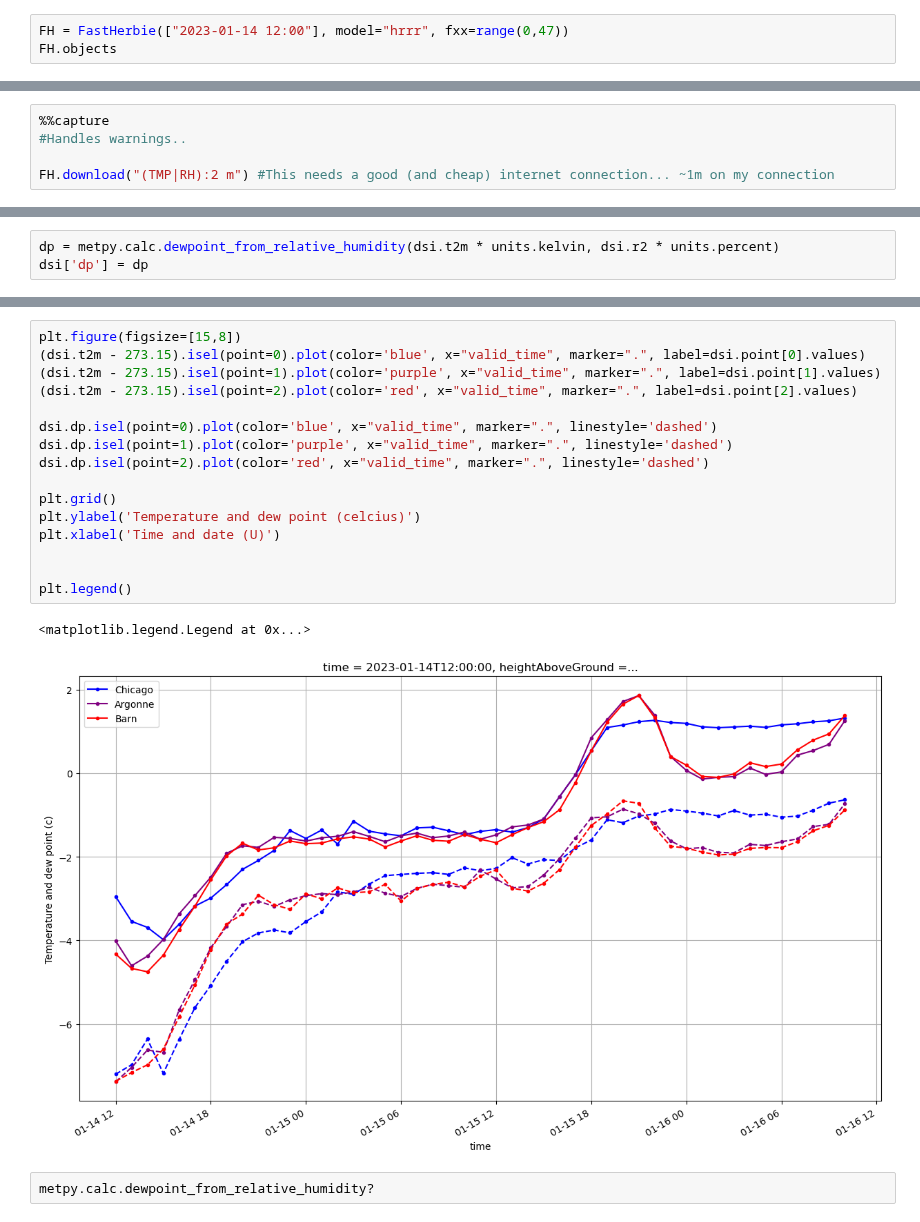
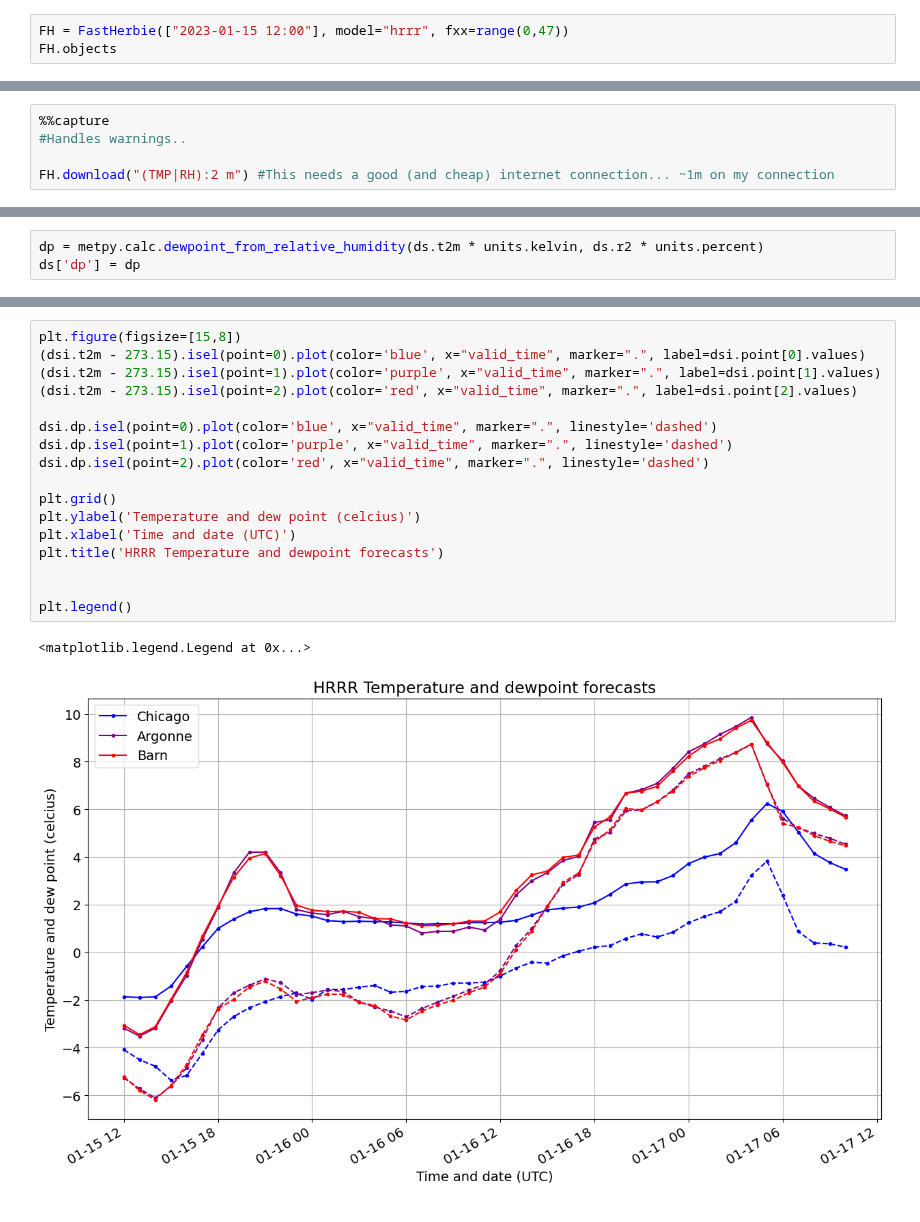
Before and after one commit to scollis/notebooks, a Jupyter notebook: Herbie_Chicago_Locs.ipynb, the cells around one changed output, grey strips where cells are left out. Cells and saved outputs as stored; diff of their text form.

```diff
--- a/Herbie_Chicago_Locs.ipynb
+++ b/Herbie_Chicago_Locs.ipynb
@@ -9,4 +21,4 @@ from metpy.units import units
 # %%
-FH = FastHerbie(["2023-01-14 12:00"], model="hrrr", fxx=range(0,47))
+FH = FastHerbie(["2023-01-15 12:00"], model="hrrr", fxx=range(0,47))
 FH.objects
 # %% [output]
@@ -41,3 +72,6 @@ ds
+# %%
+dp = metpy.calc.dewpoint_from_relative_humidity(ds.t2m * units.kelvin, ds.r2 * units.percent)
+ds['dp'] = dp
 # %%
 dsi = ds.herbie.nearest_points([(-87.6298, 41.8781), (-87.9789, 41.7183), (-87.9646831, 41.8031498)],
                                names=["Chicago", "Argonne", "Barn"])
@@ -63,3 +115,0 @@ Coordinates:
-# %%
-dp = metpy.calc.dewpoint_from_relative_humidity(dsi.t2m * units.kelvin, dsi.r2 * units.percent)
-dsi['dp'] = dp
@@ -66,21 +175,20 @@ dsi['dp'] = dp
 # %%
 plt.figure(figsize=[15,8])
 (dsi.t2m - 273.15).isel(point=0).plot(color='blue', x="valid_time", marker=".", label=dsi.point[0].values)
 (dsi.t2m - 273.15).isel(point=1).plot(color='purple', x="valid_time", marker=".", label=dsi.point[1].values)
 (dsi.t2m - 273.15).isel(point=2).plot(color='red', x="valid_time", marker=".", label=dsi.point[2].values)
 
 dsi.dp.isel(point=0).plot(color='blue', x="valid_time", marker=".", linestyle='dashed')
 dsi.dp.isel(point=1).plot(color='purple', x="valid_time", marker=".", linestyle='dashed')
 dsi.dp.isel(point=2).plot(color='red', x="valid_time", marker=".", linestyle='dashed')
 
 plt.grid()
 plt.ylabel('Temperature and dew point (celcius)')
-plt.xlabel('Time and date (U)')
+plt.xlabel('Time and date (UTC)')
+plt.title('HRRR Temperature and dewpoint forecasts')
 
 
 plt.legend()
 # %% [output]
 <matplotlib.legend.Legend at 0x...>
-[figure, old version]
+[figure, new version]
-# %%
-metpy.calc.dewpoint_from_relative_humidity?
```
Also changed, not shown: parts of 12 cells of this notebook, 1 other file.
